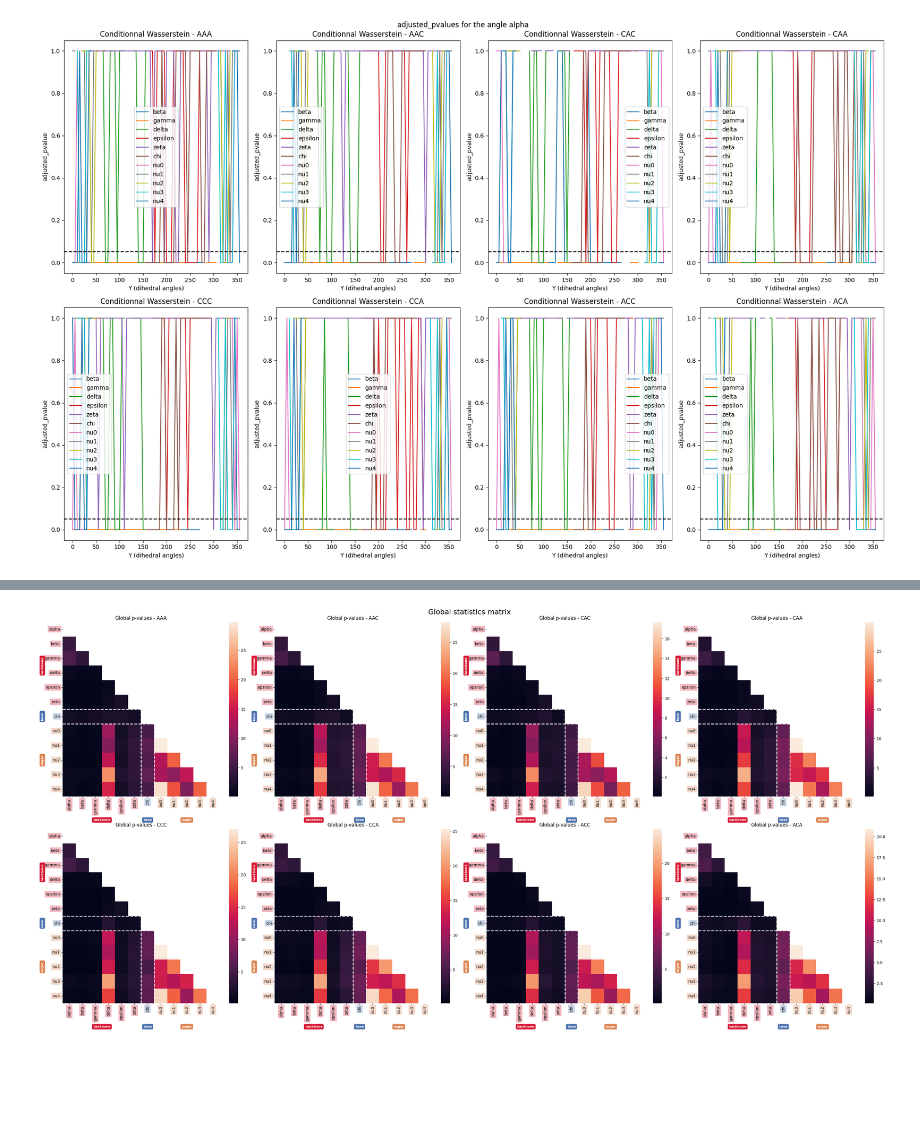
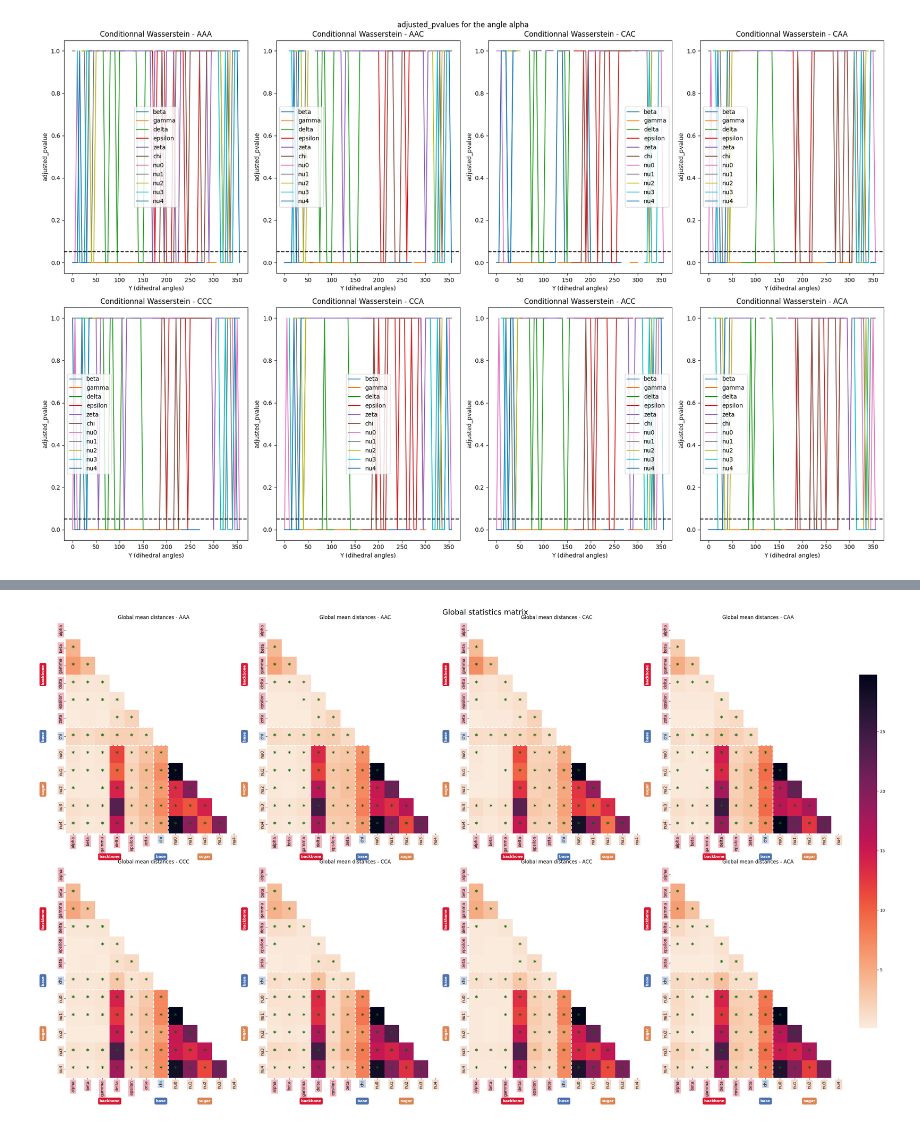
Before and after one commit to WandrilleBuchy/DihedralAnglesStudy, a Jupyter notebook: Optimal_transport.ipynb, the cells around one changed output, grey strips where cells are left out. Saved outputs shown, nothing was run; the diff lists cells and outputs as text; code cells hidden in the pictures; blank space fills up the shorter version.

Commit message:
Quick visual modifications

```diff
--- a/Optimal_transport.ipynb
+++ b/Optimal_transport.ipynb
@@ -806,21 +804,44 @@ group_colors = {
     "sugar":    ("#DD8452", slice(7, 12)),
 }
 
-fig, axes = plt.subplots(2, 4, figsize=(30, 15))
+fig, axes = plt.subplots(2, 4, figsize=(30, 17))
 axes = axes.flatten()
+
+cbar_ax = fig.add_axes([0.92, 0.15, 0.02, 0.7])
 
 for i, base in enumerate(bases_list):
     data = global_stats_stock[base].astype(float)
     data_sym = data.T.where(np.tril(np.ones(data.shape, dtype=bool)))
     mask = np.triu(np.ones(data_sym.shape, dtype=bool), k=1)
 
+    data_pvals = global_pvals_stock[base].astype(float)
+    data_sym_pvals = data_pvals.T.where(np.tril(np.ones(data_pvals.shape, dtype=bool)))
+
     sns.heatmap(
         data_sym,
         ax=axes[i],
-        cmap="rocket",
-        mask=mask
-    )
-    axes[i].set_title(f"Global p-values - {base}")
+        cmap="rocket_r",
+        mask=mask,
+        cbar=i == 0,
+        cbar_ax=cbar_ax if i == 0 else None)
+
+    for row in range(data_sym_pvals.shape[0]):
+        for col in range(data_sym_pvals.shape[1]):
+            pval = data_sym_pvals.iloc[row, col]
+            if pd.isna(pval):
+                continue
+            elif pval < 0.05:
+                stars = "*"
+            else:
+                stars = ""
+            if stars:
+                axes[i].text(
+                    col + 0.5, row + 0.5, stars,
+                    ha="center", va="center",
+                    fontsize=15, color="darkgreen", fontweight="bold"
+                )
+
+    axes[i].set_title(f"Global mean distances - {base}")
 
     for sep in [6, 7]:
         axes[i].axhline(sep, color="white", linewidth=2, linestyle="--")
@@ -835,35 +856,35 @@ for i, base in enumerate(bases_list):
     for label in axes[i].get_xticklabels():
         j = axes[i].get_xticklabels().index(label)
         for group_name, (color, grp_slice) in group_colors.items():
             if j in range(*grp_slice.indices(12)):
                 label.set_bbox(dict(facecolor=color, edgecolor="none", alpha=0.3, pad=3))
 
     for group_name, (color, grp_slice) in group_colors.items():
         start = grp_slice.start
         stop = grp_slice.stop
         mid = (start + stop) / 2
 
         axes[i].text(
             -0.13, mid, group_name,
             transform=axes[i].get_yaxis_transform(),
-            fontsize=8, ha="center", va="center",
+            fontsize=9, ha="center", va="center",
             color="white", fontweight="bold",
             rotation=90,
             bbox=dict(boxstyle="round,pad=0.4", facecolor=color, edgecolor="none"),
             clip_on=False
         )
 
         axes[i].text(
-            mid, -0.135, group_name,
+            mid, -0.11, group_name,
             transform=axes[i].get_xaxis_transform(),
-            fontsize=8, ha="center", va="center",
+            fontsize=9, ha="center", va="center",
             color="white", fontweight="bold",
             bbox=dict(boxstyle="round,pad=0.4", facecolor=color, edgecolor="none"),
             clip_on=False
         )
 
 plt.suptitle("Global statistics matrix", size = 18)
-plt.tight_layout()
+plt.tight_layout(rect=[0, 0, 0.91, 1])
 plt.show()
 # %% [output]
-[figure, old version]
+[figure, new version]
```
Also changed, not shown: parts of 6 cells of this notebook, 1 other file.
